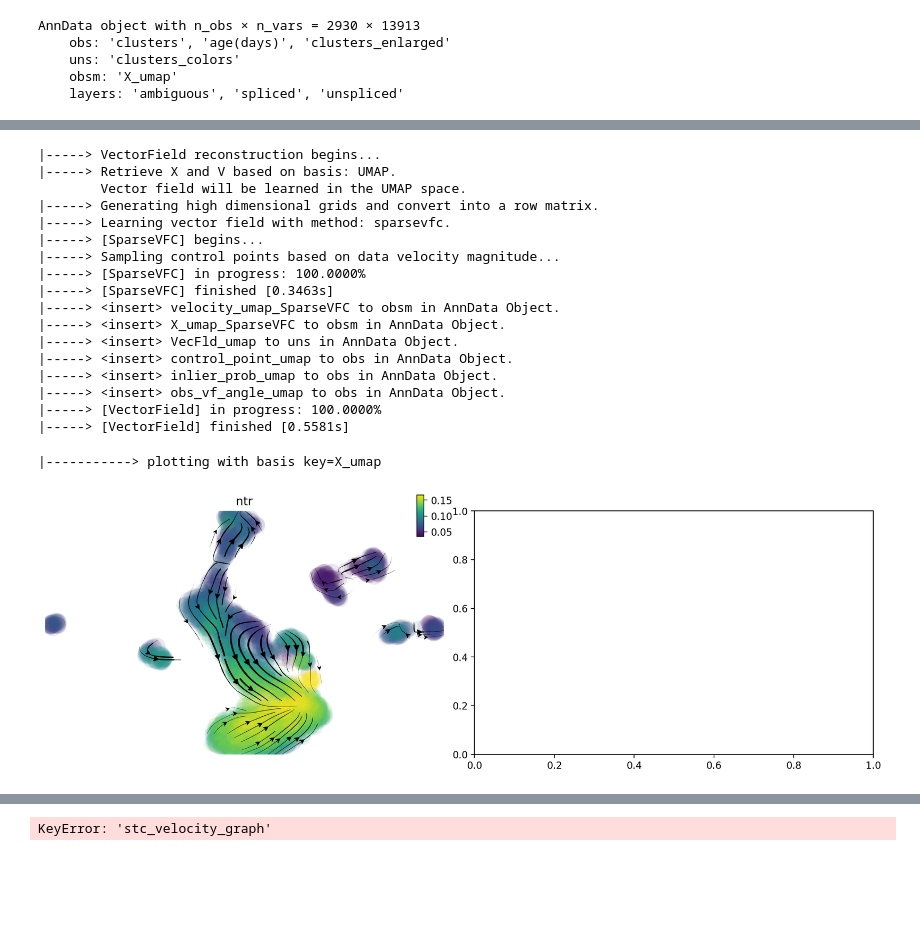
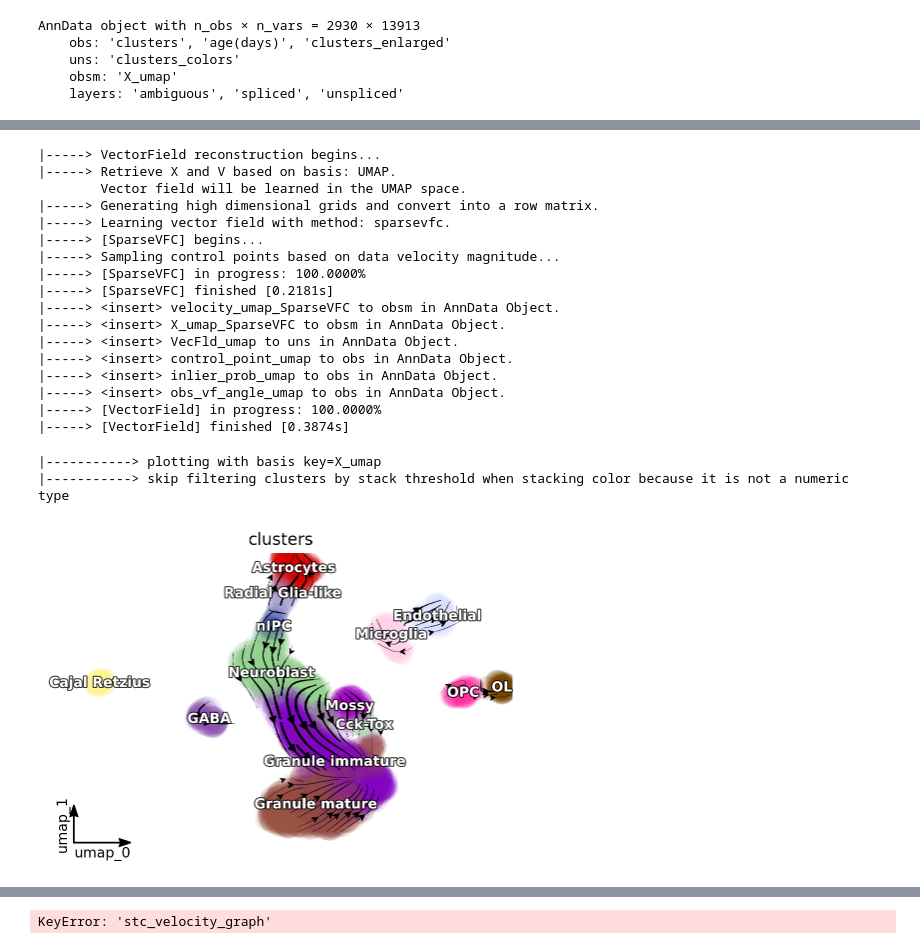
Before and after one commit to Xue-Ya/Dynamo-Tutorial, a Jupyter notebook: try1.ipynb, the cells around one changed output, grey strips where cells are left out. Cells and saved outputs as stored; diff of their text form; code cells hidden in the pictures; blank space fills up the shorter version.

```diff
--- a/try1.ipynb
+++ b/try1.ipynb
@@ -96,5 +96,5 @@ AnnData object with n_obs × n_vars = 2930 × 13913
 # %%
-dyn.vf.VectorField(adata,basis = 'umap')
+# dyn.vf.VectorField(adata,basis = 'umap')
 # %% [output]
 |-----> VectorField reconstruction begins...
 |-----> Retrieve X and V based on basis: UMAP.
@@ -104,7 +104,7 @@ dyn.vf.VectorField(adata,basis = 'umap')
 |-----> [SparseVFC] begins...
 |-----> Sampling control points based on data velocity magnitude...
 |-----> [SparseVFC] in progress: 100.0000%
-|-----> [SparseVFC] finished [0.3463s]
+|-----> [SparseVFC] finished [0.2181s]
 |-----> <insert> velocity_umap_SparseVFC to obsm in AnnData Object.
 |-----> <insert> X_umap_SparseVFC to obsm in AnnData Object.
 |-----> <insert> VecFld_umap to uns in AnnData Object.
@@ -112,14 +112,16 @@ dyn.vf.VectorField(adata,basis = 'umap')
 |-----> <insert> inlier_prob_umap to obs in AnnData Object.
 |-----> <insert> obs_vf_angle_umap to obs in AnnData Object.
 |-----> [VectorField] in progress: 100.0000%
-|-----> [VectorField] finished [0.5581s]
+|-----> [VectorField] finished [0.3874s]
 # %%
-fig1, f1_axes = plt.subplots(ncols=2, nrows=1, constrained_layout=True, figsize=(12, 4))
-f1_axes[0] = dyn.pl.streamline_plot(adata, color_key_cmap = 'viridis', basis='umap', ax=f1_axes[0], show_legend='right', save_show_or_return='return')
+# fig1, f1_axes = plt.subplots(ncols=2, nrows=1, constrained_layout=True, figsize=(12, 4))
+# f1_axes[0] = dyn.pl.streamline_plot(adata, color_key_cmap = 'viridis', basis='umap', ax=f1_axes[0], show_legend='right', save_show_or_return='return')
+dyn.pl.streamline_plot(adata, color=['clusters'], basis='umap', show_legend='on data', show_arrowed_spines=True)
 # f1_axes[0].set_title('splicing')
 # f1_axes[1] = dyn.pl.streamline_plot(adata, color_key_cmap = 'viridis', basis='umap', ax=f1_axes[1], show_legend='right', save_show_or_return='return')
 # f1_axes[1].set_title('labeling')
 plt.show()
 # %% [output]
 |-----------> plotting with basis key=X_umap
+|-----------> skip filtering clusters by stack threshold when stacking color because it is not a numeric type
-[figure, old version]
+[figure, new version]
```
Also changed, not shown: parts of 7 cells of this notebook.
